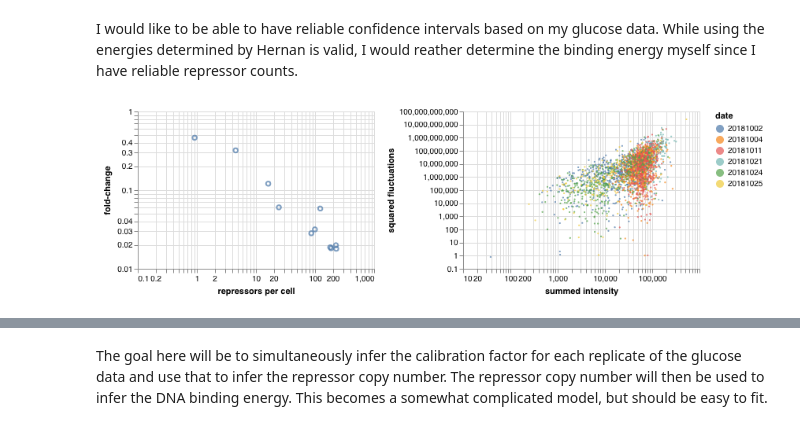
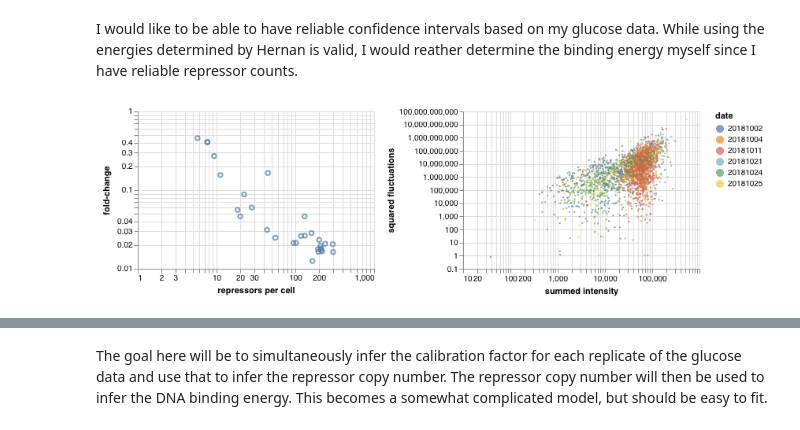
Before and after one commit to RPGroup-PBoC/mwc_growth, a Jupyter notebook: code/notebooks/simultaneous_epRA_alpha.ipynb, the cells around one changed output, grey strips where cells are left out. Saved outputs shown, nothing was run; the diff lists cells and outputs as text; code cells hidden in the pictures.

```diff
--- a/code/notebooks/simultaneous_epRA_alpha.ipynb
+++ b/code/notebooks/simultaneous_epRA_alpha.ipynb
@@ -37,25 +37,25 @@ gluc_fluct = fluct_data[(fluct_data['carbon']=='glucose')].copy()
 # %%
 # Plot all glucose data.
 fc_points = alt.Chart(data=gluc_fc[gluc_fc['fold_change'] >= 0],
                      width=300, height=200).mark_point(
     ).encode(
         x=alt.X('mean_rep:Q', scale={'type':'log'}, axis={'title':'repressors per cell'}),
         y=alt.Y('mean_fc:Q', scale={'type':'log'}, axis={'title':'fold-change'})
     ).transform_aggregate(
         mean_rep='mean(repressors)',
         mean_fc='mean(fold_change)',
-        groupby=['atc_ngml'])
+        groupby=['atc_ngml','run_number', 'date'])
 
 # Plot the fluctuation data.
 fluct_points = alt.Chart(data=gluc_fluct[(gluc_fluct['summed'] > 0) &
                                         (gluc_fluct['sq_fluct'] > 0)],
                          width=300, height=200
     ).mark_point(filled=True, size=5
     ).encode(
     x=alt.X('summed:Q', scale={'type':'log'}, axis={'title':'summed intensity'}),
     y=alt.Y('sq_fluct:Q', scale={'type':'log'}, axis={'title':'squared fluctuations'}),
     color='date:N')
 
 fc_points | fluct_points
 # %% [output]
-[figure, old version]
+[figure, new version]
```
Also changed, not shown: parts of 12 cells of this notebook, 3 other files.
